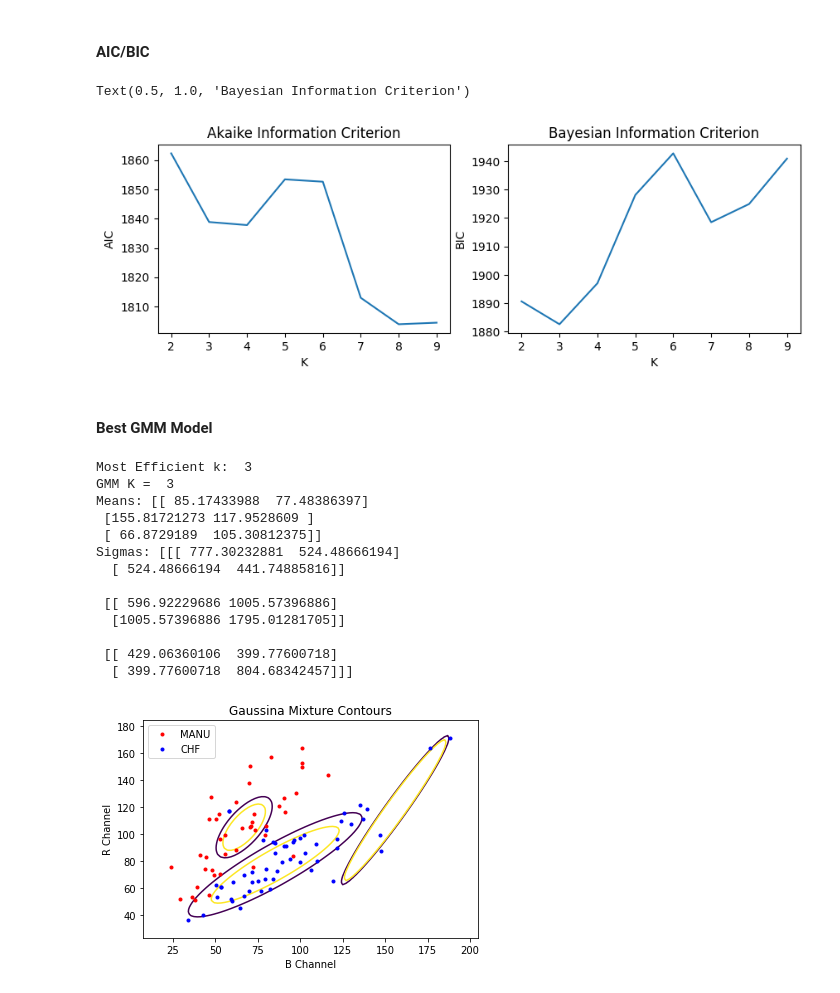
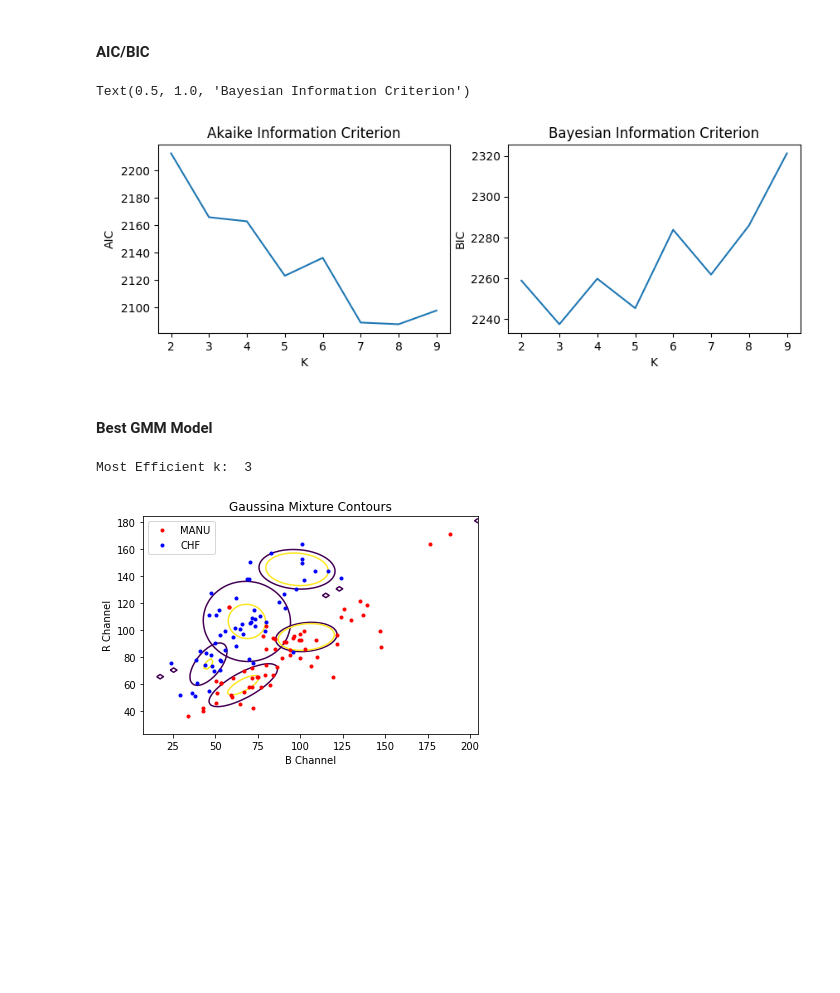
Before and after one commit to Kassra-sinaei/ML_HW_3, a Jupyter notebook: q8/main.ipynb, the cells around one changed output. Cells and saved outputs as stored; diff of their text form; code cells hidden in the pictures; blank space fills up the shorter version.

```diff
--- a/q8/main.ipynb
+++ b/q8/main.ipynb
@@ -27,7 +47,8 @@ def train(k):
 AIC = list("")
 BIC = list("")
 
-for i in range(2, 10):
-    aic, bic, mu, cov = train(i)
+for i in range(2,10):
+    classifier = GMM(2, 2, k=i)
+    aic, bic = classifier.update(X, Y)
     AIC.append(aic)
     BIC.append(bic)
@@ -55,16 +58,8 @@ Means: [[ 85.17433988  77.48386397]
 import matplotlib.pyplot as plt
 import numpy as np
 
-manu = list("")
-chf = list("")
-
-for i in range(x_train.shape[0]):
-    if y_train[i] == 0:
-        manu.append(x_train[i])
-    else:
-        chf.append(x_train[i])
-manu = np.array(manu)
-chf = np.array(chf)
+manu = np.array(X[Y == 1])
+chf = np.array(X[Y == 0])
 
 fig, ax = plt.subplots(1,2)
 fig.set_dpi(100)
@@ -81,50 +76,43 @@ ax[1].set_ylabel("BIC")
 ax[1].set_title("Bayesian Information Criterion")
 # %% [output]
 Text(0.5, 1.0, 'Bayesian Information Criterion')
-[figure, old version]
+[figure, new version]
 # %% [markdown]
 #### Best GMM Model
 # %%
 from scipy.stats import multivariate_normal
 
 k = np.argmin(np.array(BIC)) + 2
+classifier = GMM(2,2,k)
+classifier.update(X,Y)
 print("Most Efficient k: ", k)
-_, _, mu, cov = train(k)
 
-deltaX = (max(x_train[:,0]) - min(x_train[:,0]))/10
-deltaY = (max(x_train[:,1]) - min(x_train[:,1]))/10
-xmin = min(x_train[:,0]) - deltaX
-xmax = max(x_train[:,0]) + deltaX
-ymin = min(x_train[:,1]) - deltaY
-ymax = max(x_train[:,1]) + deltaY
+mu = np.array([classifier.model[0].means_, classifier.model[1].means_])
+cov = np.array([classifier.model[0].covariances_, classifier.model[1].covariances_])
+
+deltaX = (max(X[:,0]) - min(X[:,0]))/10
+deltaY = (max(X[:,1]) - min(X[:,1]))/10
+xmin = min(X[:,0]) - deltaX
+xmax = max(X[:,0]) + deltaX
+ymin = min(X[:,1]) - deltaY
+ymax = max(X[:,1]) + deltaY
 xx, yy = np.mgrid[xmin:xmax:100j, ymin:ymax:100j]
 
 for i in range(mu.shape[0]):
-    target = multivariate_normal(mean=mu[i], cov=cov[i])
-    xy = target.rvs()
-    xy2 = target.rvs()
-    zz = target.pdf(np.dstack((xx, yy)))
-    plt.contour(xx,yy, zz, levels=np.sort([target.pdf(xy), target.pdf(xy2)]))
+    for j in range(mu.shape[1]):
+        target = multivariate_normal(mean=mu[i,j], cov=cov[i,j])
+        xy = target.rvs()
+        xy2 = target.rvs()
+        zz = target.pdf(np.dstack((xx, yy)))
+        plt.contour(xx,yy, zz, levels=np.sort([target.pdf(xy), target.pdf(xy2)]))
 
 plt.plot(manu[:,0], manu[:,1], '.r', label='MANU')
 plt.plot(chf[:,0], chf[:,1], '.b', label='CHF')
 plt.xlabel("B Channel")
 plt.ylabel("R Channel")
 plt.legend()
 plt.title("Gaussina Mixture Contours")
 plt.show()
 # %% [output]
 Most Efficient k:  3
-GMM K =  3
-Means: [[ 85.17433988  77.48386397]
- [155.81721273 117.9528609 ]
- [ 66.8729189  105.30812375]]
-Sigmas: [[[ 777.30232881  524.48666194]
-  [ 524.48666194  441.74885816]]
-
- [[ 596.92229686 1005.57396886]
-  [1005.57396886 1795.01281705]]
-
- [[ 429.06360106  399.77600718]
-  [ 399.77600718  804.68342457]]]
-[figure, old version]
+[figure, new version]
```
Also changed, not shown: parts of 5 cells of this notebook.
